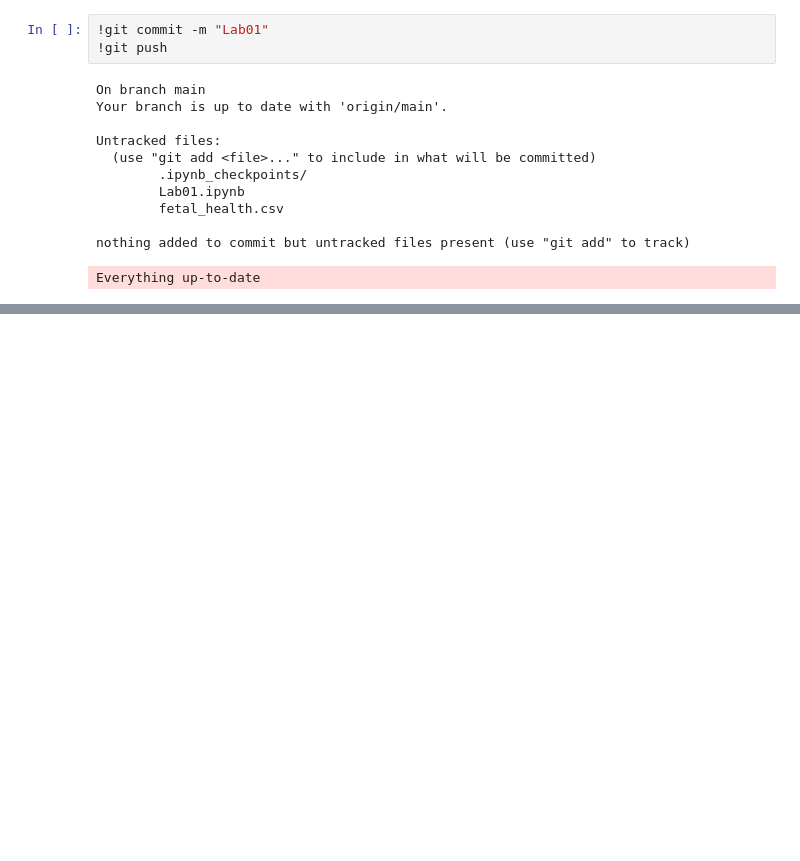
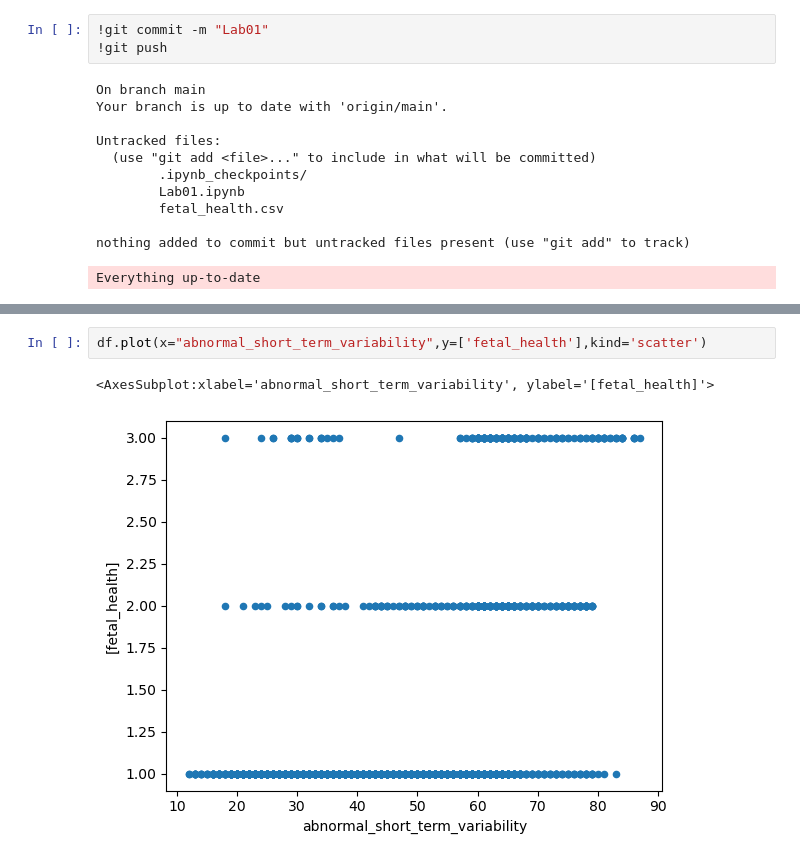
Before and after one commit to nomias/CIS4496, a Jupyter notebook: Lab01.ipynb, the cells around one changed output, grey strips where cells are left out. Drawn from its saved outputs; the diff is of its cells as text; blank space fills up the shorter version.

```diff
--- a/Lab01.ipynb
+++ b/Lab01.ipynb
@@ -131,0 +173,5 @@ Everything up-to-date
+# %%
+df.plot(x="abnormal_short_term_variability",y=['fetal_health'],kind='scatter')
+# %% [output]
+<AxesSubplot:xlabel='abnormal_short_term_variability', ylabel='[fetal_health]'>
+[figure, added]
```
Also changed, not shown: parts of 9 cells of this notebook.
